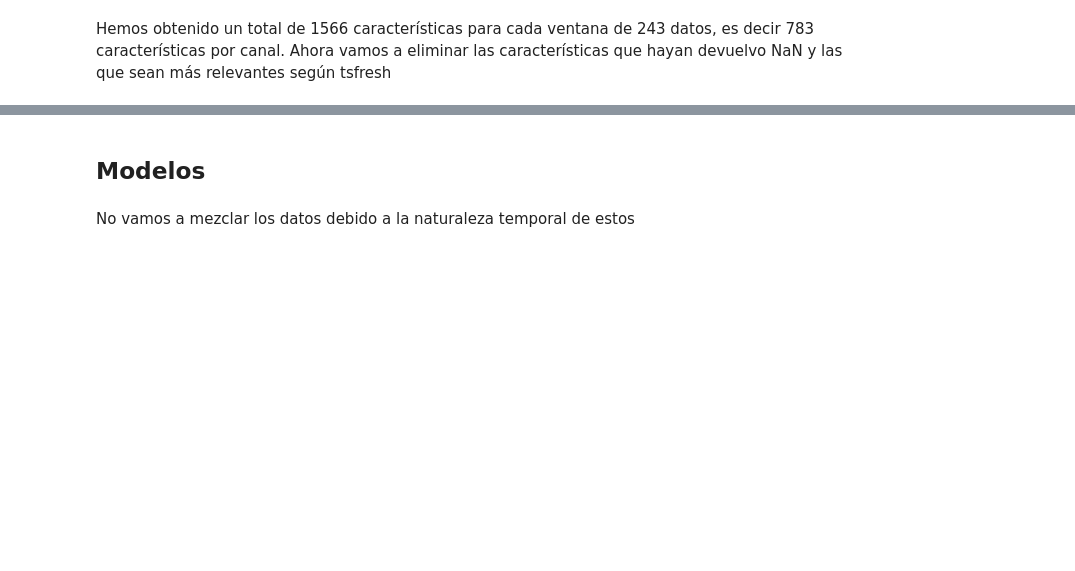
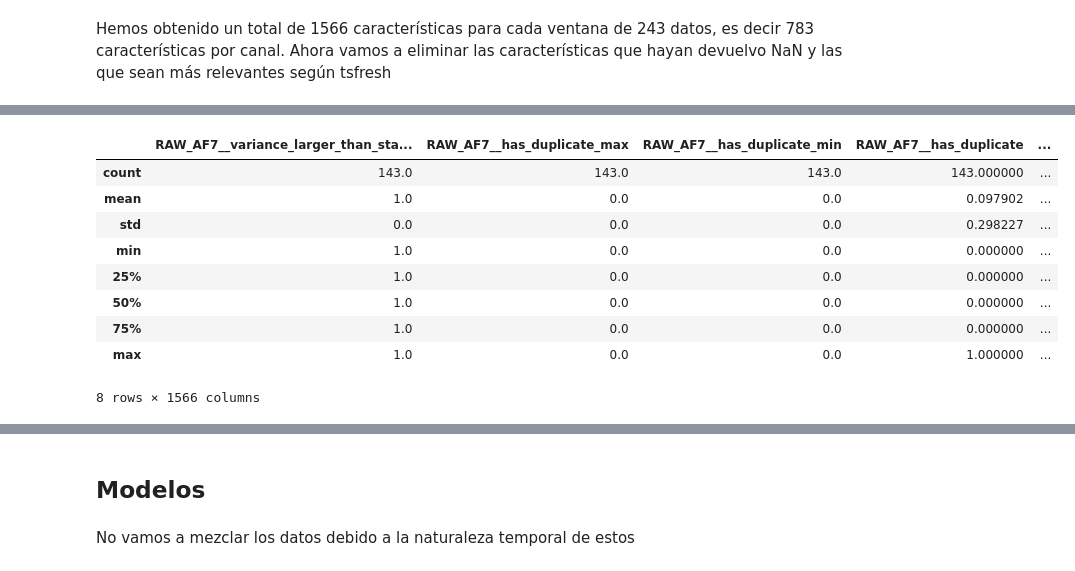
Before and after one commit to ismeh/tfg, a Jupyter notebook: codigo/tfg.ipynb, the cells around one changed output, grey strips where cells are left out. Saved outputs shown, nothing was run; the diff lists cells and outputs as text; code cells hidden in the pictures; blank space fills up the shorter version.

```diff
--- a/codigo/tfg.ipynb
+++ b/codigo/tfg.ipynb
@@ -694,3 +695,16 @@ features.head()
 | 4 | 1.0 | 0.0 | 0.0 | 1.0 | ... |
 5 rows × 1566 columns
+# %%
+features.describe()
+# %% [output]
+|  | RAW_AF7__variance_larger_than_sta... | RAW_AF7__has_duplicate_max | RAW_AF7__has_duplicate_min | RAW_AF7__has_duplicate | ... |
+| count | 143.0 | 143.0 | 143.0 | 143.000000 | ... |
+| mean | 1.0 | 0.0 | 0.0 | 0.097902 | ... |
+| std | 0.0 | 0.0 | 0.0 | 0.298227 | ... |
+| min | 1.0 | 0.0 | 0.0 | 0.000000 | ... |
+| 25% | 1.0 | 0.0 | 0.0 | 0.000000 | ... |
+| 50% | 1.0 | 0.0 | 0.0 | 0.000000 | ... |
+| 75% | 1.0 | 0.0 | 0.0 | 0.000000 | ... |
+| max | 1.0 | 0.0 | 0.0 | 1.000000 | ... |
+8 rows × 1566 columns
 # %%
```
Also changed, not shown: parts of 22 cells of this notebook.
